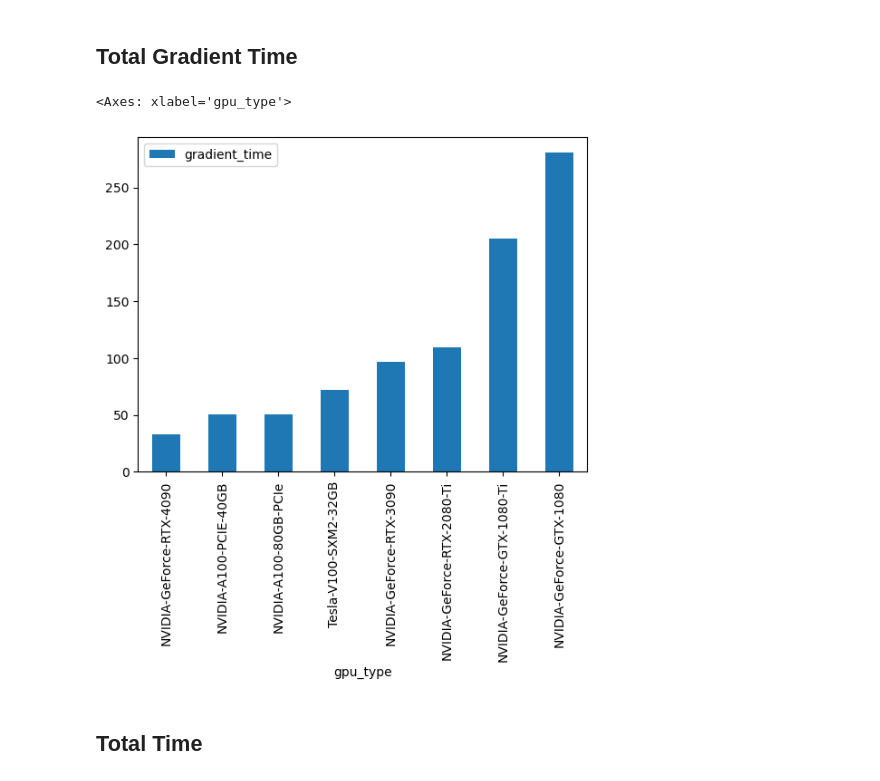
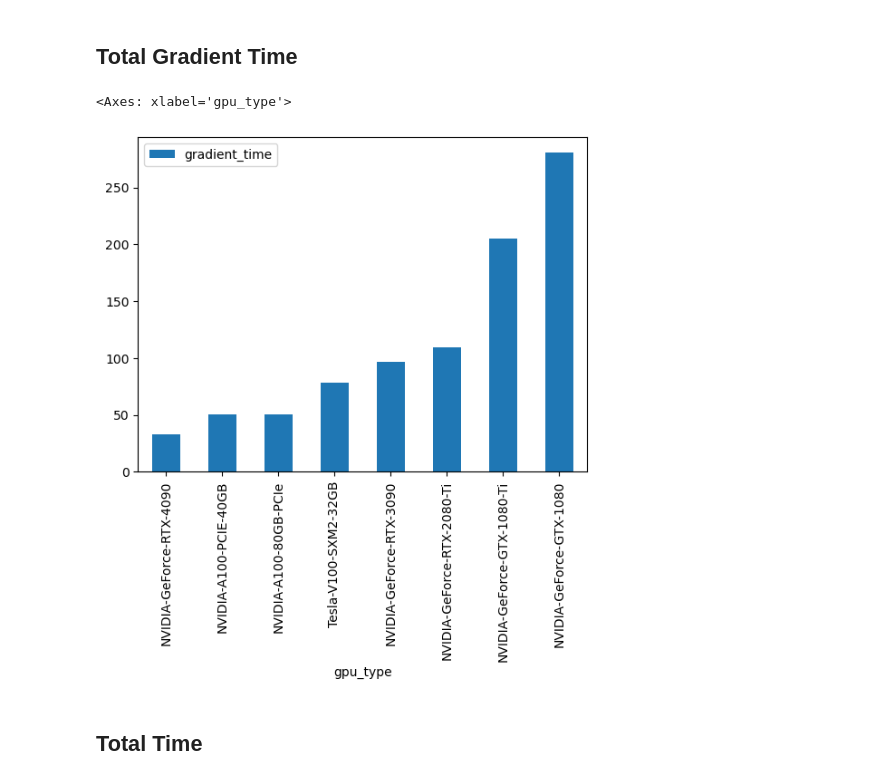
Before and after one commit to kkrick-sdsu/quick-benchmarks, a Jupyter notebook: results/analysis.ipynb, the cells around one changed output. Cells and saved outputs as stored; diff of their text form; code cells hidden in the pictures.

Commit message:
Updated analysis to use most recent timings

```diff
--- a/results/analysis.ipynb
+++ b/results/analysis.ipynb
@@ -37,6 +37,7 @@ dtype: object
 gpu_count_filter = results["gpu_count"] == 1
 molecule_filter = results["molecule"] == "taxol"
 
-taxol_timings = results[["gpu_type", "scf_time", "gradient_time", "total_time"]].where(gpu_count_filter & molecule_filter)
+taxol_timings = results[["gpu_type", "scf_time", "gradient_time", "total_time", "datetime"]].where(gpu_count_filter & molecule_filter)
 taxol_timings.dropna(inplace=True)
-taxol_timings = taxol_timings.sort_values("total_time")
+taxol_timings = taxol_timings.sort_values(["total_time","datetime"])
+taxol_timings
@@ -42,0 +61,9 @@ taxol_timings = taxol_timings.sort_values("total_time")
+# %%
+# If more than one timing is present, select the most recent timing
+
+# Find the index of the row with max datetime for each GPU
+max_datetime_idx = taxol_timings.groupby("gpu_type")["datetime"].idxmax()
+
+# Get the corresponding rows
+most_recent_taxol_timings = taxol_timings.loc[max_datetime_idx]
+most_recent_taxol_timings
@@ -53,13 +88,11 @@ scf_time
 # %% [markdown]
 ## Total Gradient Time
 # %%
-# If more than one timing is present, select the fastest timing
-taxol_min_gradient_time = taxol_timings.groupby("gpu_type")["gradient_time"].min().reset_index().sort_values("gradient_time")
-gradient_time = taxol_min_gradient_time.plot.bar(x="gpu_type", y="gradient_time")
-gradient_time
+gradient_time_graph = most_recent_taxol_timings.sort_values("gradient_time").plot.bar(x="gpu_type", y="gradient_time")
+gradient_time_graph
 # %% [output]
 <Axes: xlabel='gpu_type'>
-[figure, old version]
+[figure, new version]
 # %% [markdown]
 ## Total Time
 # %%
```
Also changed, not shown: parts of 5 cells of this notebook.
